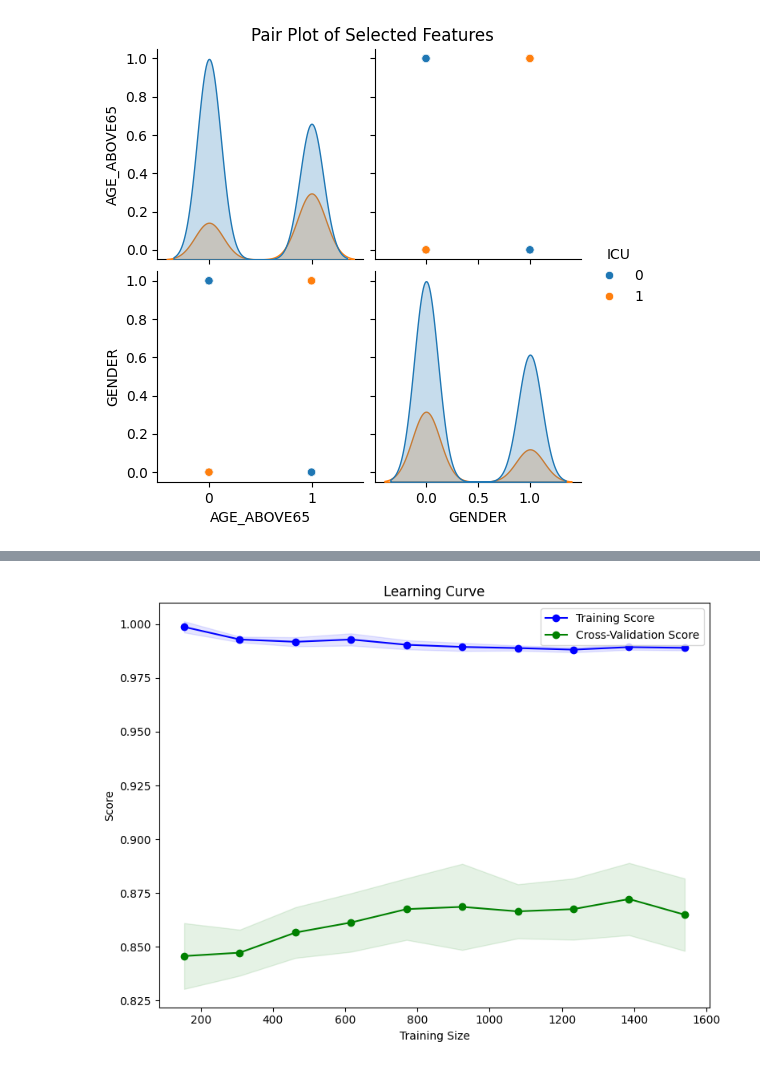
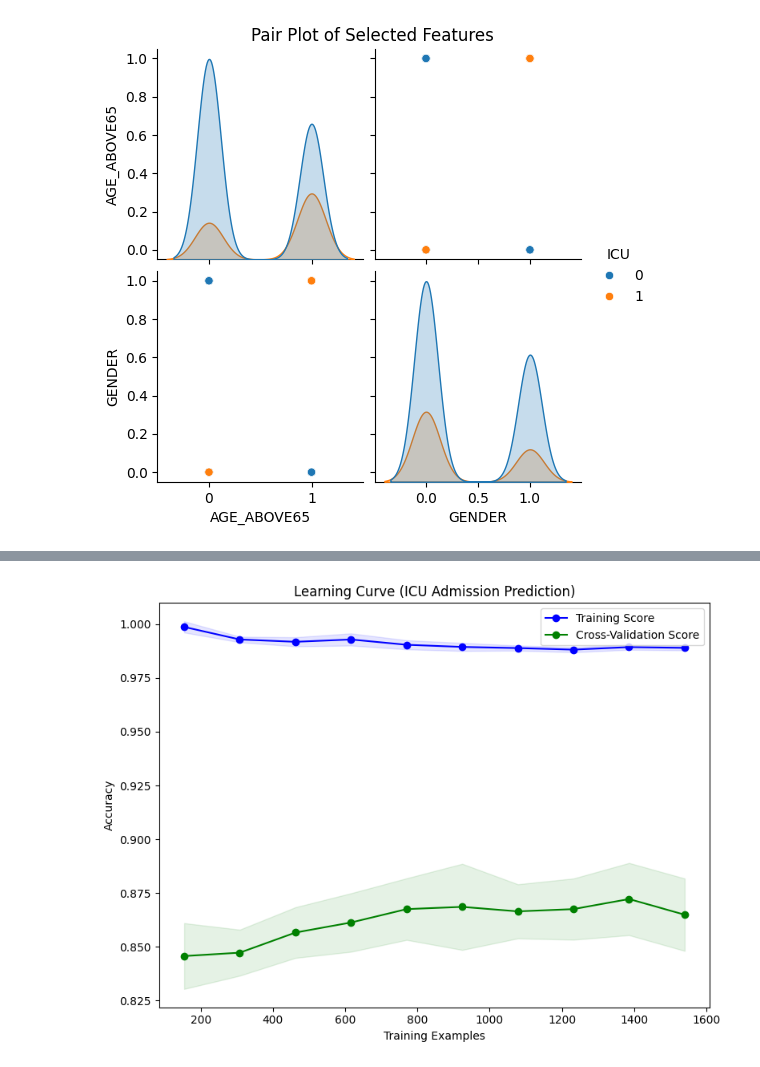
Before and after one commit to JenniferLA/Capstone_Covid, a Jupyter notebook: Capstone.ipynb, the cells around one changed output, grey strips where cells are left out. Cells and saved outputs as stored; diff of their text form; code cells hidden in the pictures.

```diff
--- a/Capstone.ipynb
+++ b/Capstone.ipynb
@@ -344,27 +340,28 @@ plt.show()
 # %%
+# 3. Learning Curve
 # Generate learning curve data
 train_sizes, train_scores, test_scores = learning_curve(model, X, y, cv=5, train_sizes=np.linspace(0.1, 1.0, 10))
 
 # Calculate mean and standard deviation for training and testing scores
 train_mean = np.mean(train_scores, axis=1)
 train_std = np.std(train_scores, axis=1)
 test_mean = np.mean(test_scores, axis=1)
 test_std = np.std(test_scores, axis=1)
 
 # Plot learning curve
 plt.figure(figsize=(8, 6))
 plt.plot(train_sizes, train_mean, 'o-', color="blue", label="Training Score")
 plt.plot(train_sizes, test_mean, 'o-', color="green", label="Cross-Validation Score")
 
 # Fill between the lines for standard deviation
 plt.fill_between(train_sizes, train_mean - train_std, train_mean + train_std, alpha=0.1, color="blue")
 plt.fill_between(train_sizes, test_mean - test_std, test_mean + test_std, alpha=0.1, color="green")
 
-plt.title("Learning Curve")
-plt.xlabel("Training Size")
-plt.ylabel("Score")
+plt.title("Learning Curve (ICU Admission Prediction)")
+plt.xlabel("Training Examples")
+plt.ylabel("Accuracy")
 plt.legend(loc="best")
 plt.tight_layout()
 plt.show()
 # %% [output]
-[figure, old version]
+[figure, new version]
```
Also changed, not shown: parts of 23 cells of this notebook.
